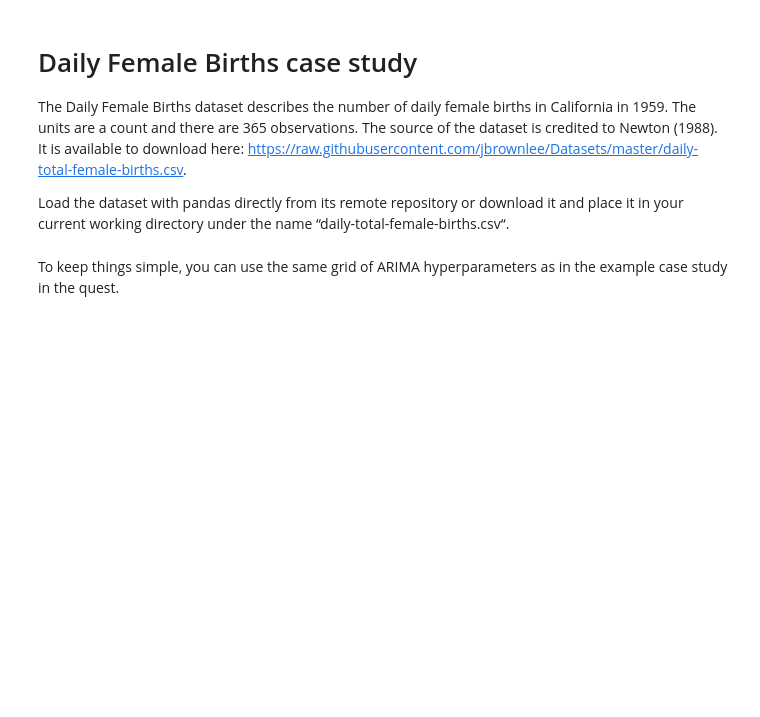
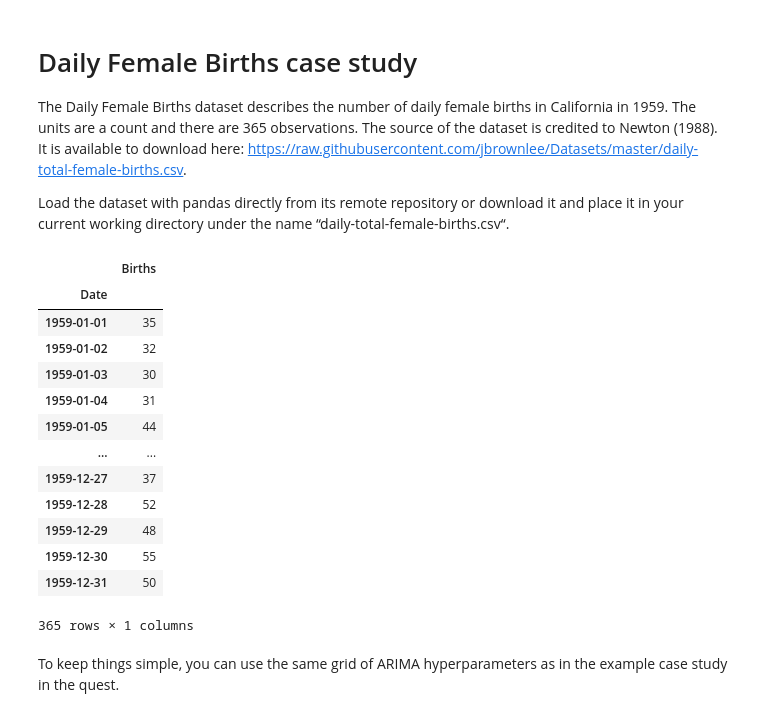
Before and after one commit to Mauvois/exo_ARIMA, a Jupyter notebook: GS/Grid_Search_ARIMA_MAUVOIS.ipynb, the cells around one changed output. Drawn from its saved outputs; the diff is of its cells as text; code cells hidden in the pictures; blank space fills up the shorter version.

```diff
--- a/GS/Grid_Search_ARIMA_MAUVOIS.ipynb
+++ b/GS/Grid_Search_ARIMA_MAUVOIS.ipynb
@@ -10,4 +14,21 @@ import pandas as pd
 df = pd.read_csv('daily-total-female-births.csv', header=0, index_col=0)
+# %%
+df
+# %% [output]
+|  | Births |
+| Date |  |
+| 1959-01-01 | 35 |
+| 1959-01-02 | 32 |
+| 1959-01-03 | 30 |
+| 1959-01-04 | 31 |
+| 1959-01-05 | 44 |
+| ... | ... |
+| 1959-12-27 | 37 |
+| 1959-12-28 | 52 |
+| 1959-12-29 | 48 |
+| 1959-12-30 | 55 |
+| 1959-12-31 | 50 |
+365 rows × 1 columns
 # %% [markdown]
 To keep things simple, you can use the same grid of ARIMA hyperparameters as in the example case study in the quest.
 # %%
```
Also changed, not shown: parts of 8 cells of this notebook, 1 other file.
